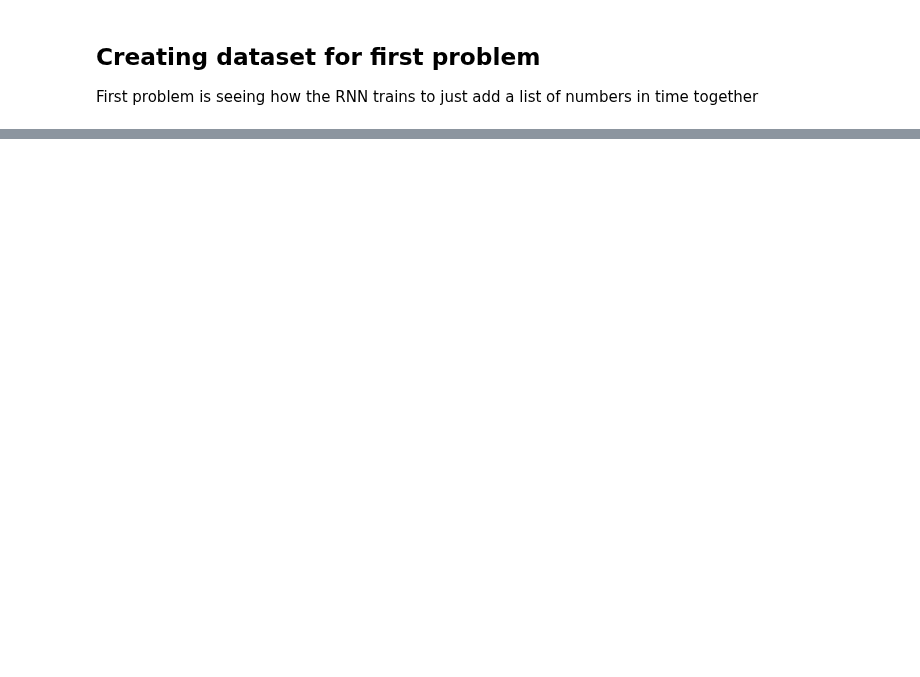
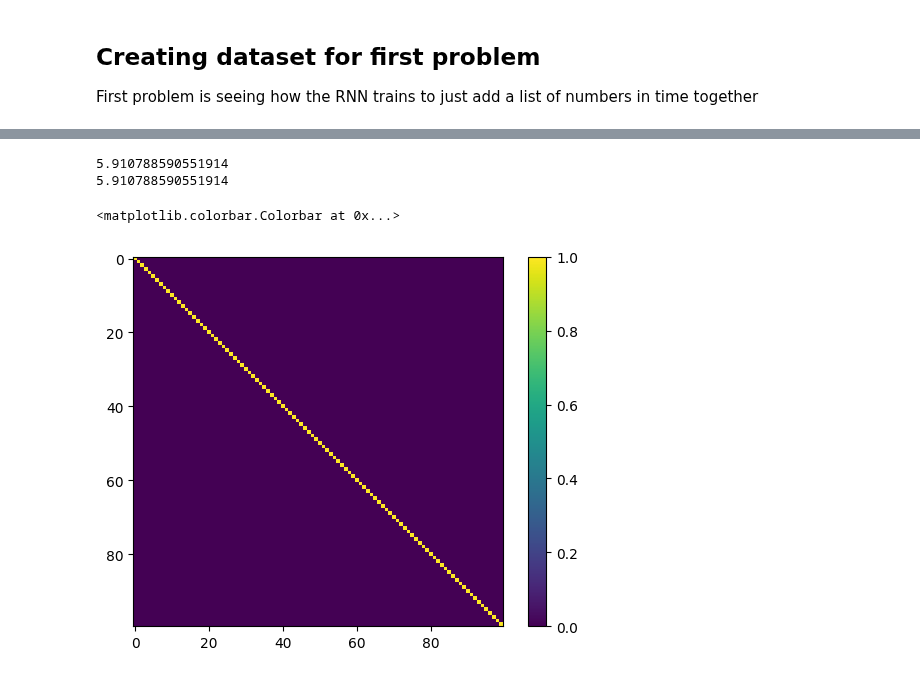
Before and after one commit to bioAI-Oslo/RNN-Adding-Problem-Representations, a Jupyter notebook: notebooks/main.ipynb, the cells around one changed output, grey strips where cells are left out. Drawn from its saved outputs; the diff is of its cells as text; code cells hidden in the pictures; blank space fills up the shorter version.

```diff
--- a/notebooks/main.ipynb
+++ b/notebooks/main.ipynb
@@ -81,0 +101,8 @@ tensor([[1.0000]], requires_grad=True)
+# %%
+# SVD of the weight matrix Wh
+
+Wh = model2.rnn.weight_hh_l0.detach().numpy()
+U, s, Vh = np.linalg.svd(Wh)
+print("Singular values of Wh: ",s)
+
+np.prod(s)
@@ -81,0 +116,14 @@ tensor([[1.0000]], requires_grad=True)
+# %%
+# Sjekker om Wh beholder normen til x
+x = np.random.uniform(size=100)
+print(np.linalg.norm(Wh @ x))
+print(np.linalg.norm(x))
+# %% [output]
+5.910788590551914
+5.910788590551914
+# %%
+plt.imshow(Wh.T@Wh)
+plt.colorbar()
+# %% [output]
+<matplotlib.colorbar.Colorbar at 0x...>
+[figure, added]
```
Also changed, not shown: parts of 21 cells of this notebook, 2 other files.
